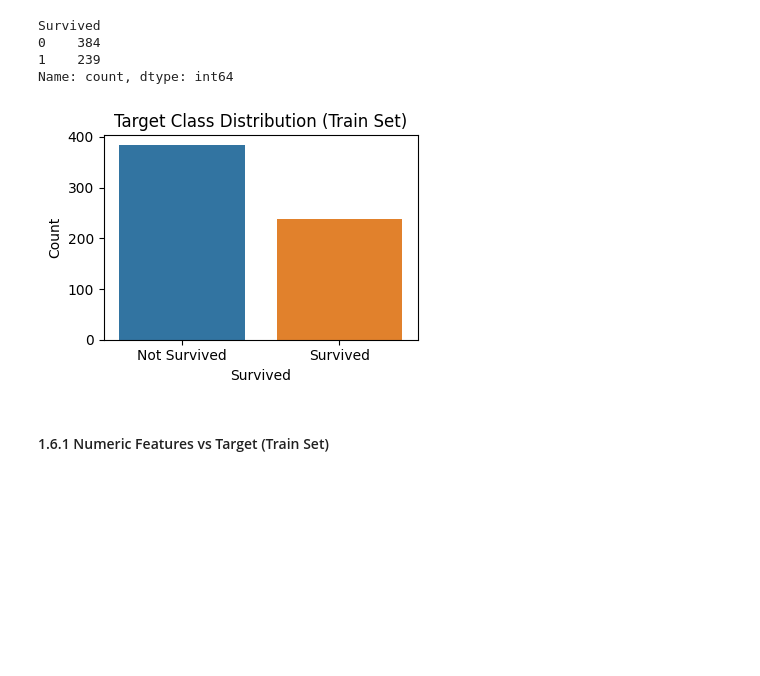
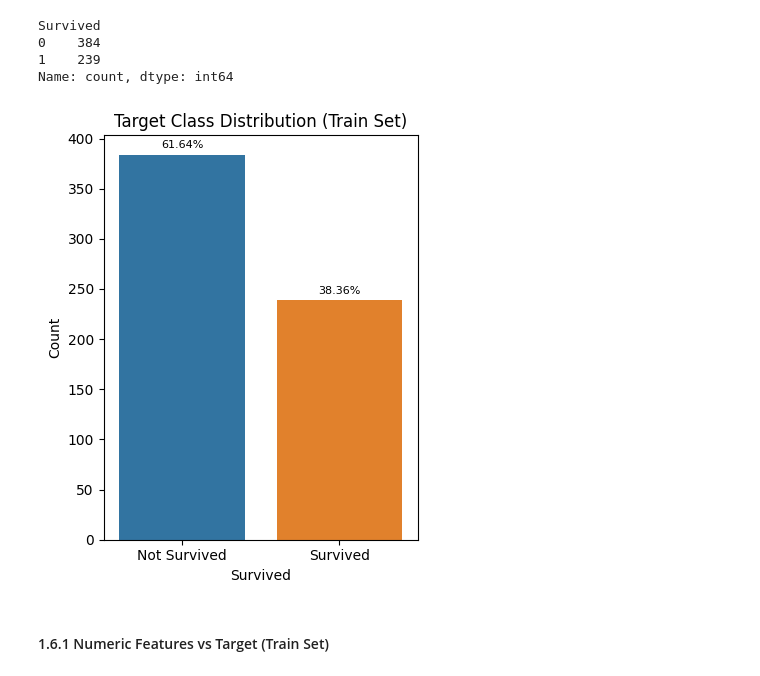
Before and after one commit to NazilaFazeli/ds-logistic-regression, a Jupyter notebook: 4_Logistic_Regression_Exercise.ipynb, the cells around one changed output. Cells and saved outputs as stored; diff of their text form; code cells hidden in the pictures; blank space fills up the shorter version.

```diff
--- a/4_Logistic_Regression_Exercise.ipynb
+++ b/4_Logistic_Regression_Exercise.ipynb
@@ -630,15 +476,35 @@ Survived
 1    239
 Name: count, dtype: int64
 # %%
-plt.figure(figsize=(4, 3))
-sns.countplot(x=y_train)
+plt.figure(figsize=(4, 5))
+ax = sns.countplot(x=y_train)
+
 plt.xticks([0, 1], ["Not Survived", "Survived"])
 plt.title("Target Class Distribution (Train Set)")
 plt.ylabel("Count")
+
+# -------------------------------
+# Add rate labels on top of bars
+# -------------------------------
+total = len(y_train)
+
+for p in ax.patches:
+    count = p.get_height()
+    rate = count / total
+    ax.annotate(
+        f"{rate:.2%}",
+        (p.get_x() + p.get_width() / 2., count),
+        ha="center",
+        va="bottom",
+        fontsize=8,
+        xytext=(0, 3),
+        textcoords="offset points"
+    )
+
 plt.tight_layout()
 plt.show()
 # %% [output]
-[figure, old version]
+[figure, new version]
 # %% [markdown]
 #### 1.6.1 Numeric Features vs Target (Train Set)
 # %%
```
Also changed, not shown: parts of 5 cells of this notebook.
